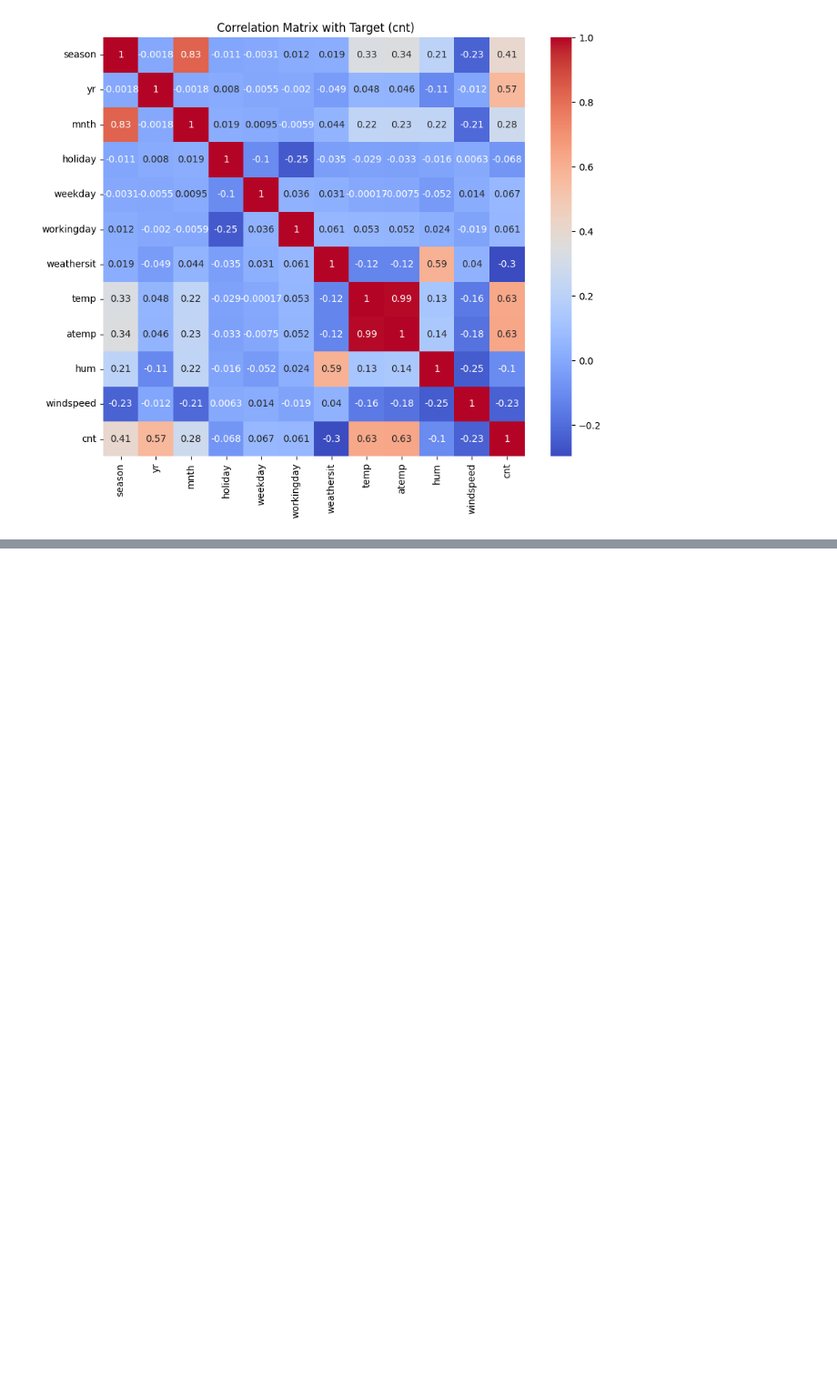
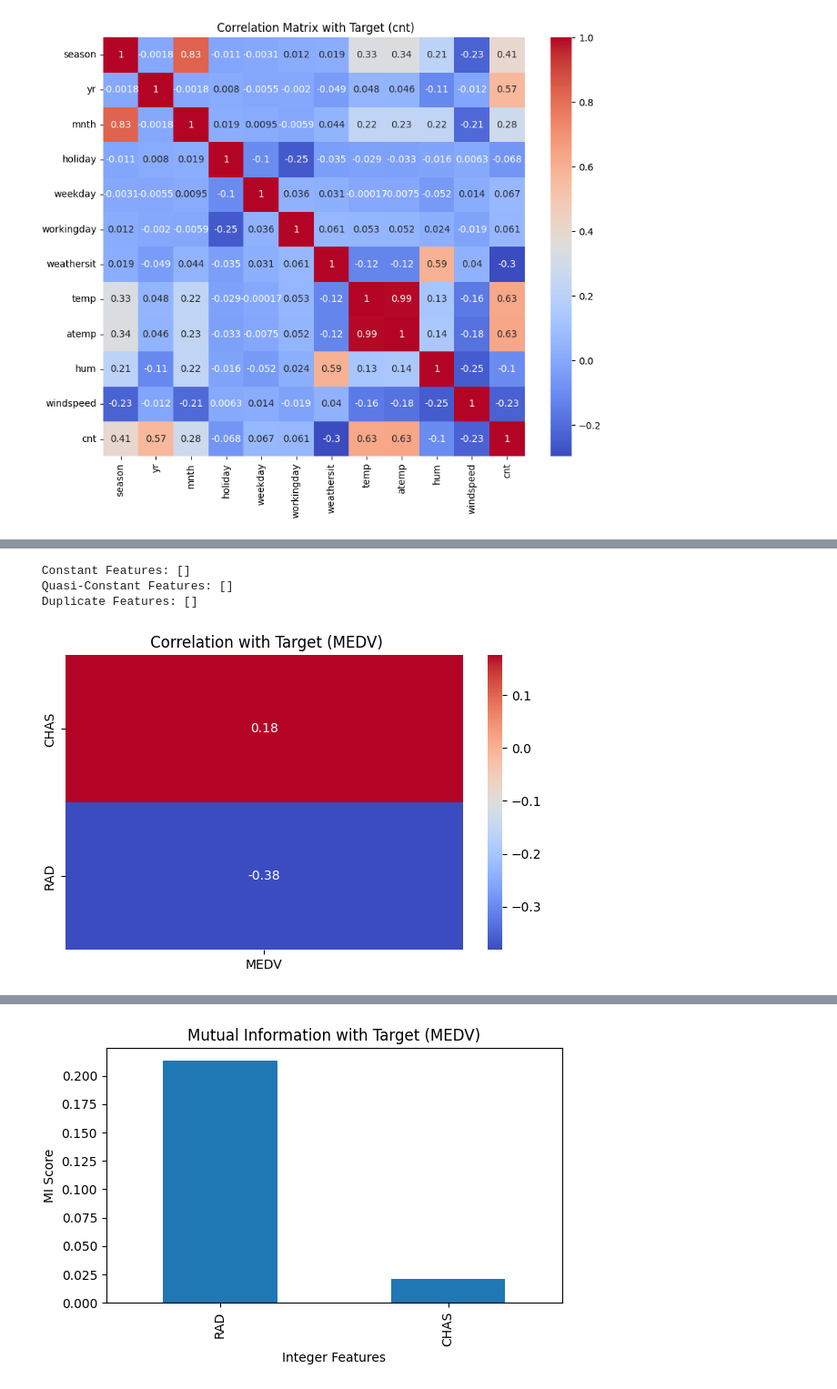
Before and after one commit to ThodupunooriSaiManish/Machine_Learning, a Jupyter notebook: Machine_Learning_Lab.ipynb, the cells around one changed output, grey strips where cells are left out. Shown at 91% size. Cells and saved outputs as stored; diff of their text form; code cells hidden in the pictures; blank space fills up the shorter version.

```diff
--- a/Machine_Learning_Lab.ipynb
+++ b/Machine_Learning_Lab.ipynb
@@ -1678,0 +1691,8 @@ uploaded = files.upload()
+# %%
+import pandas as pd
+
+# Load dataset
+df3 = pd.read_csv('boston.csv')
+
+# Display first 5 rows
+print(df3.head())
@@ -1678,0 +1735,10 @@ uploaded = files.upload()
+# %%
+# Separate target first
+target = df3['MEDV']  # or any other target column
+
+# Keep only integer features
+X_int = df3.select_dtypes(include=['int64'])
+
+df_final = pd.concat([X_int, target], axis=1)
+
+print(df_final.head())
@@ -1678,0 +1752,59 @@ uploaded = files.upload()
+# %%
+import matplotlib.pyplot as plt
+import seaborn as sns
+from sklearn.feature_selection import VarianceThreshold, mutual_info_regression
+import pandas as pd
+
+X = df_final.drop("MEDV", axis=1)
+y = df_final["MEDV"]
+
+
+# Constant Features
+constant_filter = VarianceThreshold(threshold=0)
+constant_filter.fit(X)
+constant_cols = [col for col in X.columns if col not in X.columns[constant_filter.get_support()]]
+print("\n Constant Features:", constant_cols)
+
+#  Quasi-Constant Features (Variance < 0.01)
+quasi_filter = VarianceThreshold(threshold=0.01)
+quasi_filter.fit(X)
+quasi_cols = [col for col in X.columns if col not in X.columns[quasi_filter.get_support()]]
+print(" Quasi-Constant Features:", quasi_cols)
+
+#  Duplicate Features
+duplicate_cols = []
+for i in range(len(X.columns)):
+    for j in range(i + 1, len(X.columns)):
+        if X.iloc[:, i].equals(X.iloc[:, j]):
+            duplicate_cols.append(X.columns[j])
+print(" Duplicate Features:", duplicate_cols)
+
+#  Correlation with Target
+corr_matrix = pd.concat([X, y], axis=1).corr()
+
+plt.figure(figsize=(6, 4))
+sns.heatmap(corr_matrix[['MEDV']].drop('MEDV'), annot=True, cmap='coolwarm')
+plt.title(" Correlation with Target (MEDV)")
+plt.tight_layout()
+plt.show()
+
+# 5 Mutual Information (Regression)
+mi_scores = mutual_info_regression(X, y, random_state=0)
+mi_series = pd.Series(mi_scores, index=X.columns).sort_values(ascending=False)
+
+print("\n Mutual Information Scores (Regression):\n")
+print(mi_series)
+
+# Plot MI Scores
+plt.figure(figsize=(6, 4))
+mi_series.plot(kind='bar')
+plt.title("Mutual Information with Target (MEDV)")
+plt.ylabel("MI Score")
+plt.xlabel("Integer Features")
+plt.tight_layout()
+plt.show()
+# %% [output]
+ Constant Features: []
+ Quasi-Constant Features: []
+ Duplicate Features: []
+[figure, added]
@@ -1678,0 +1816 @@ uploaded = files.upload()
+[figure, added]
```
Also changed, not shown: parts of 6 cells of this notebook.
